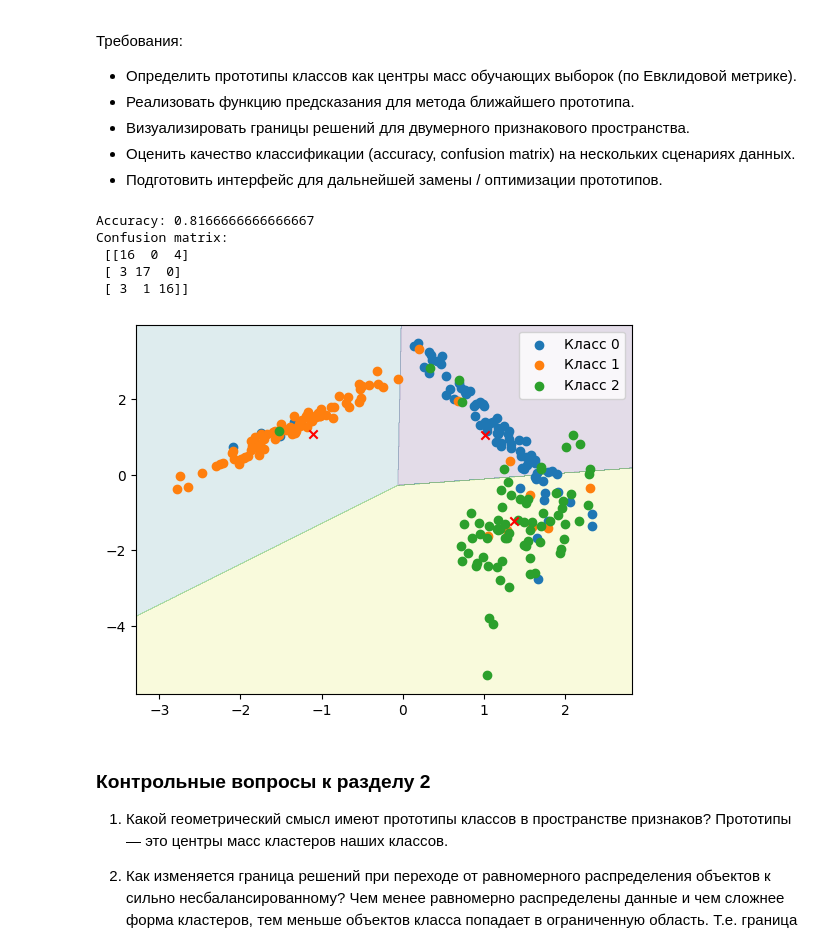
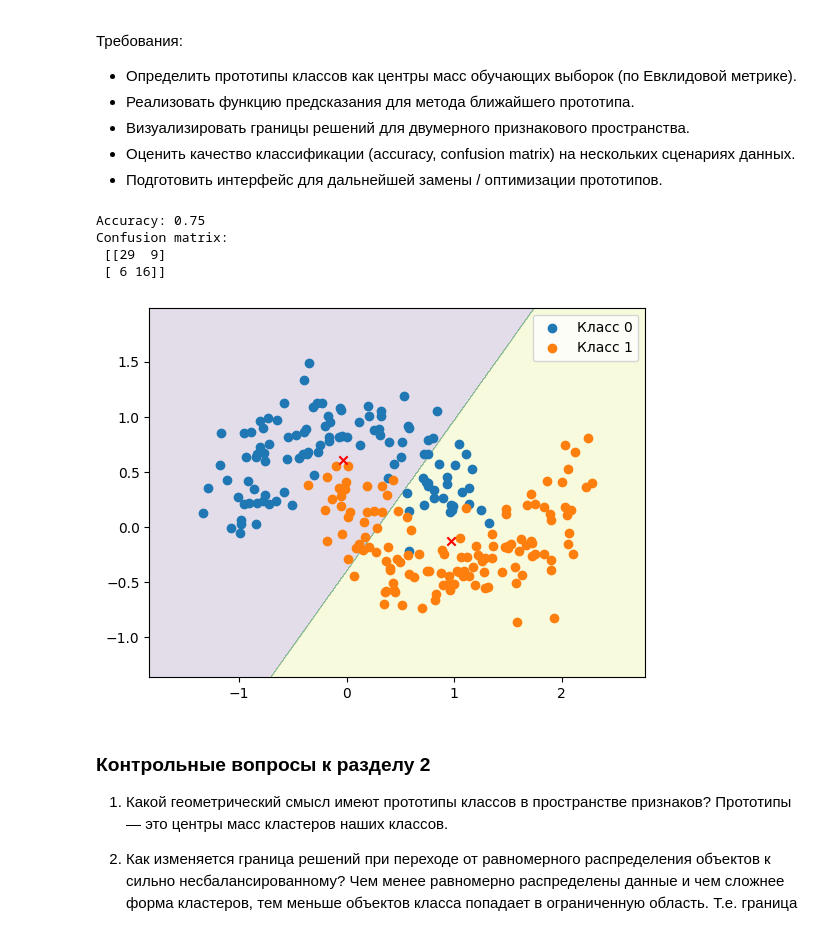
Before and after one commit to Leousov/2_course, a Jupyter notebook: pattern_recognition/practice2.ipynb, the cells around one changed output. Drawn from its saved outputs; the diff is of its cells as text; code cells hidden in the pictures.

```diff
--- a/pattern_recognition/practice2.ipynb
+++ b/pattern_recognition/practice2.ipynb
@@ -119,11 +119,11 @@ def get_dataset(config):
 
 # TODO: пример конфигурации
 config_example = {
-    "type": "overlapping",
+    "type": "nonlinear",
     "n_classes": 3,
     "n_samples": 300,
-    "noise": 0.1,
-    # "random_state": 42
+    "noise": 0.2,
+    "random_state": 55
 }
 
 # generate_wine()
@@ -186,40 +186,39 @@ def plot_decision_regions_prototype(X, y, clf, title="Nearest Prototype", ax=Non
     res = clf.predict(dots).reshape(xv.shape)
 
     y_unique = np.unique(y)
 
     if ax:
         ax.set_title(str(label))
         ax.contourf(xv, yv, res, alpha=.15)
         for y_u in y_unique:
             ax.scatter(X[y==y_u, 0], X[y==y_u, 1], label=f"Класс {y_u}")
         ax.legend()
-        ax.scatter(clf_np.prototypes_[:, 0], clf_np.prototypes_[:, 1], color="red", marker="x")
+        ax.scatter(clf.prototypes_[:, 0], clf.prototypes_[:, 1], color="red", marker="x")
     else:
         plt.contourf(xv, yv, res, alpha=.15)
         for y_u in y_unique:
             plt.scatter(X[y==y_u, 0], X[y==y_u, 1], label=f"Класс {y_u}")
         plt.legend()
-        plt.scatter(clf_np.prototypes_[:, 0], clf_np.prototypes_[:, 1], color="red", marker="x")
+        plt.scatter(clf.prototypes_[:, 0], clf.prototypes_[:, 1], color="red", marker="x")
 
 
 
 # Пример использования (после реализации):
 clf_np = NearestPrototypeClassifier()
 clf_np.fit(X_train, y_train)
 
 
 # plt.show()
 y_pred = clf_np.predict(X_test)
 print("Accuracy:", accuracy_score(y_test, y_pred))
 print("Confusion matrix:\n", confusion_matrix(y_test, y_pred))
 plot_decision_regions_prototype(X_train, y_train, clf_np)
 # %% [output]
-Accuracy: 0.8166666666666667
+Accuracy: 0.75
 Confusion matrix:
- [[16  0  4]
- [ 3 17  0]
- [ 3  1 16]]
+ [[29  9]
+ [ 6 16]]
-[figure, old version]
+[figure, new version]
 # %% [markdown]
 ### Контрольные вопросы к разделу 2
 1. Какой геометрический смысл имеют прототипы классов в пространстве признаков?
```
Also changed, not shown: parts of 14 cells of this notebook, 13 other files.
